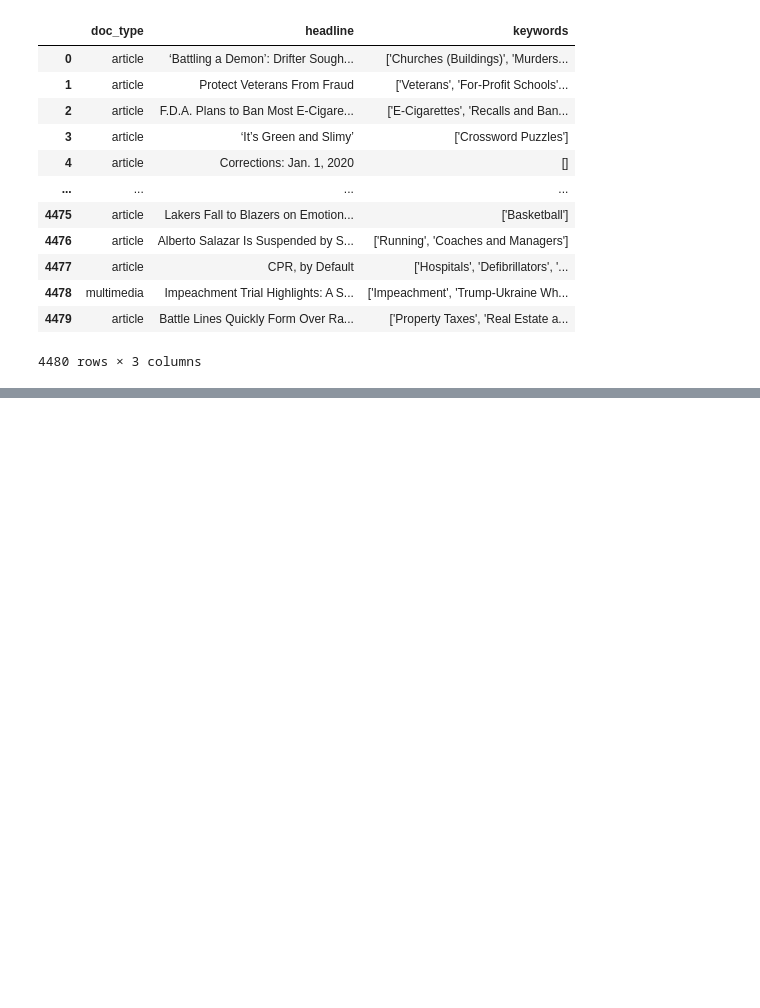
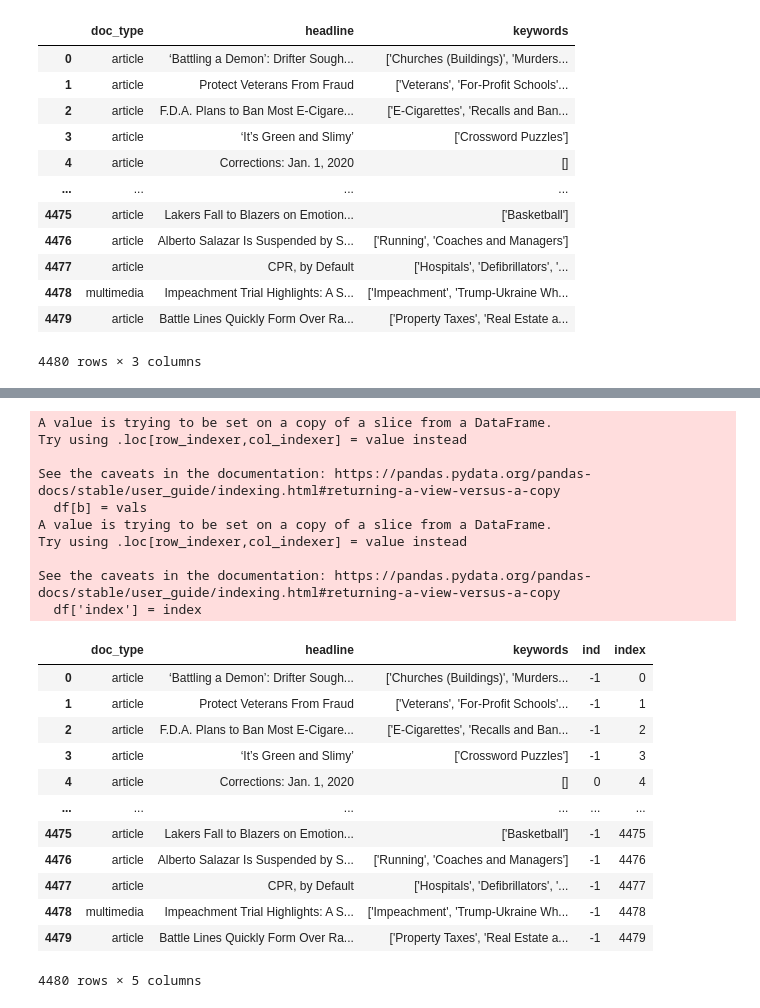
Before and after one commit to MEOW119X/Automated-News-Categorizer, a Jupyter notebook: notebook/Cleansing.ipynb, the cells around one changed output, grey strips where cells are left out. Cells and saved outputs as stored; diff of their text form; code cells hidden in the pictures; blank space fills up the shorter version.

```diff
--- a/notebook/Cleansing.ipynb
+++ b/notebook/Cleansing.ipynb
@@ -33,0 +63,26 @@ df
+# %%
+clear_unwanted_string('keywords', 'ind', '[]')
+# %% [output]
+A value is trying to be set on a copy of a slice from a DataFrame.
+Try using .loc[row_indexer,col_indexer] = value instead
+
+See the caveats in the documentation: https://pandas.pydata.org/pandas-docs/stable/user_guide/indexing.html#returning-a-view-versus-a-copy
+  df[b] = vals
+A value is trying to be set on a copy of a slice from a DataFrame.
+Try using .loc[row_indexer,col_indexer] = value instead
+
+See the caveats in the documentation: https://pandas.pydata.org/pandas-docs/stable/user_guide/indexing.html#returning-a-view-versus-a-copy
+  df['index'] = index
+|  | doc_type | headline | keywords | ind | index |
+| 0 | article | ‘Battling a Demon’: Drifter Sough... | ['Churches (Buildings)', 'Murders... | -1 | 0 |
+| 1 | article | Protect Veterans From Fraud | ['Veterans', 'For-Profit Schools'... | -1 | 1 |
+| 2 | article | F.D.A. Plans to Ban Most E-Cigare... | ['E-Cigarettes', 'Recalls and Ban... | -1 | 2 |
+| 3 | article | ‘It’s Green and Slimy’ | ['Crossword Puzzles'] | -1 | 3 |
+| 4 | article | Corrections: Jan. 1, 2020 | [] | 0 | 4 |
+| ... | ... | ... | ... | ... | ... |
+| 4475 | article | Lakers Fall to Blazers on Emotion... | ['Basketball'] | -1 | 4475 |
+| 4476 | article | Alberto Salazar Is Suspended by S... | ['Running', 'Coaches and Managers'] | -1 | 4476 |
+| 4477 | article | CPR, by Default | ['Hospitals', 'Defibrillators', '... | -1 | 4477 |
+| 4478 | multimedia | Impeachment Trial Highlights: A S... | ['Impeachment', 'Trump-Ukraine Wh... | -1 | 4478 |
+| 4479 | article | Battle Lines Quickly Form Over Ra... | ['Property Taxes', 'Real Estate a... | -1 | 4479 |
+4480 rows × 5 columns
```
Also changed, not shown: parts of 3 cells of this notebook, 3 other files.
